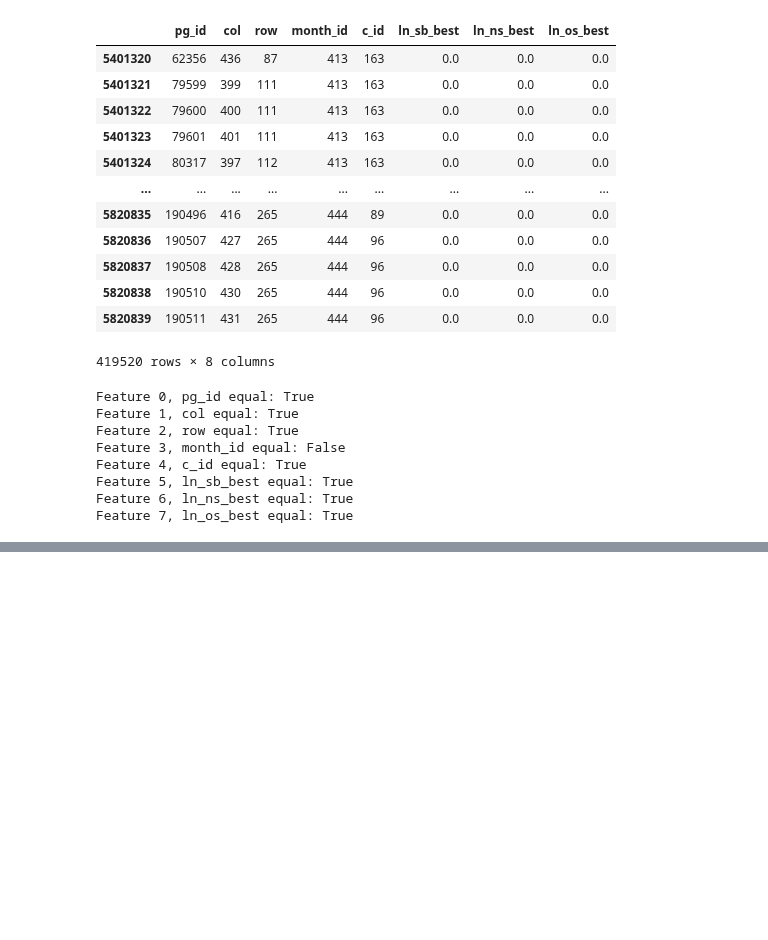
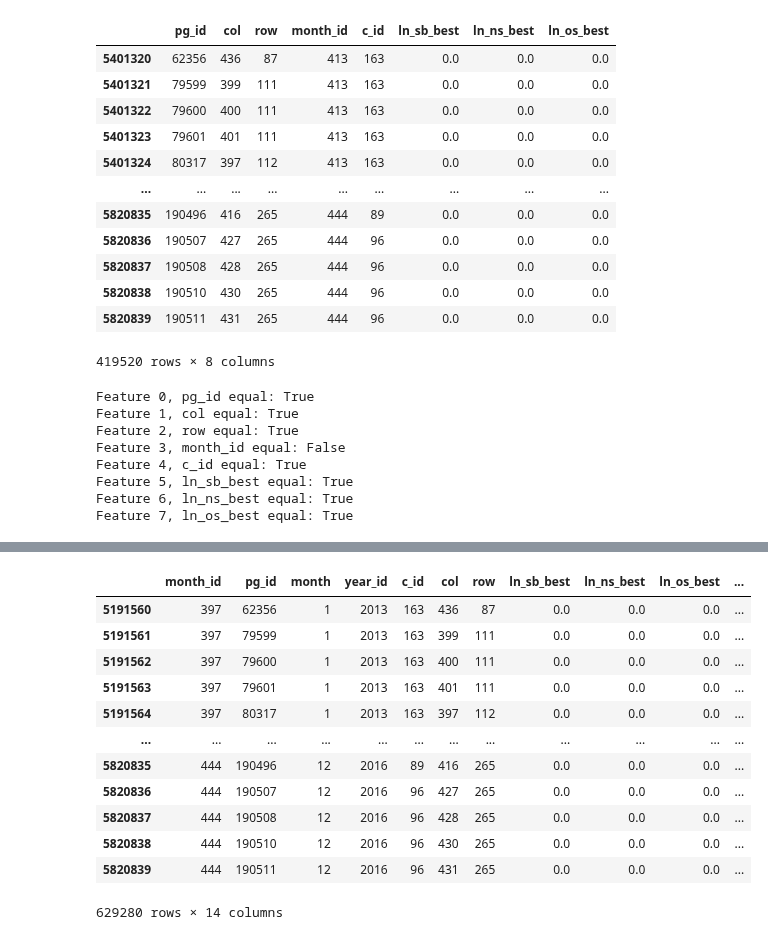
Before and after one commit to prio-data/views_pipeline, a Jupyter notebook: models/purple_alien/notebooks/test_to_prediction_store.ipynb, the cells around one changed output, grey strips where cells are left out. Drawn from its saved outputs; the diff is of its cells as text; code cells hidden in the pictures; blank space fills up the shorter version.

```diff
--- a/models/purple_alien/notebooks/test_to_prediction_store.ipynb
+++ b/models/purple_alien/notebooks/test_to_prediction_store.ipynb
@@ -550,0 +603,14 @@ Feature 7, ln_os_best equal: True
+# %%
+# lets start from scratch again
+
+PATH_df = "/home/simon/Documents/scripts/views_pipeline/models/purple_alien/data/raw/calibration_viewser_data.pkl"
+PATH_posterior_dict = "/home/simon/Documents/scripts/views_pipeline/models/purple_alien/data/generated/posterior_dict_48_calib.pkl"
+
+# get the df from the pickle file in raw_data
+df = pd.read_pickle(PATH_df)
+
+# get the posterior_dict from the pickle file in generated
+with open(PATH_posterior_dict, 'rb') as f:
+    posterior_dict = pickle.load(f)
+
+month_range = 48
@@ -550,0 +714,21 @@ Feature 7, ln_os_best equal: True
+# %%
+# now subset the df to only include the last month_range months
+month_max = df["month_id"].max()
+month_array = np.arange(month_max - month_range +1, month_max+1)
+df_sub = df[df['month_id'].isin(month_array)]
+
+df_sub
+# %% [output]
+|  | month_id | pg_id | month | year_id | c_id | col | row | ln_sb_best | ln_ns_best | ln_os_best | ... |
+| 5191560 | 397 | 62356 | 1 | 2013 | 163 | 436 | 87 | 0.0 | 0.0 | 0.0 | ... |
+| 5191561 | 397 | 79599 | 1 | 2013 | 163 | 399 | 111 | 0.0 | 0.0 | 0.0 | ... |
+| 5191562 | 397 | 79600 | 1 | 2013 | 163 | 400 | 111 | 0.0 | 0.0 | 0.0 | ... |
+| 5191563 | 397 | 79601 | 1 | 2013 | 163 | 401 | 111 | 0.0 | 0.0 | 0.0 | ... |
+| 5191564 | 397 | 80317 | 1 | 2013 | 163 | 397 | 112 | 0.0 | 0.0 | 0.0 | ... |
+| ... | ... | ... | ... | ... | ... | ... | ... | ... | ... | ... | ... |
+| 5820835 | 444 | 190496 | 12 | 2016 | 89 | 416 | 265 | 0.0 | 0.0 | 0.0 | ... |
+| 5820836 | 444 | 190507 | 12 | 2016 | 96 | 427 | 265 | 0.0 | 0.0 | 0.0 | ... |
+| 5820837 | 444 | 190508 | 12 | 2016 | 96 | 428 | 265 | 0.0 | 0.0 | 0.0 | ... |
+| 5820838 | 444 | 190510 | 12 | 2016 | 96 | 430 | 265 | 0.0 | 0.0 | 0.0 | ... |
+| 5820839 | 444 | 190511 | 12 | 2016 | 96 | 431 | 265 | 0.0 | 0.0 | 0.0 | ... |
+629280 rows × 14 columns
```
Also changed, not shown: parts of 16 cells of this notebook.
